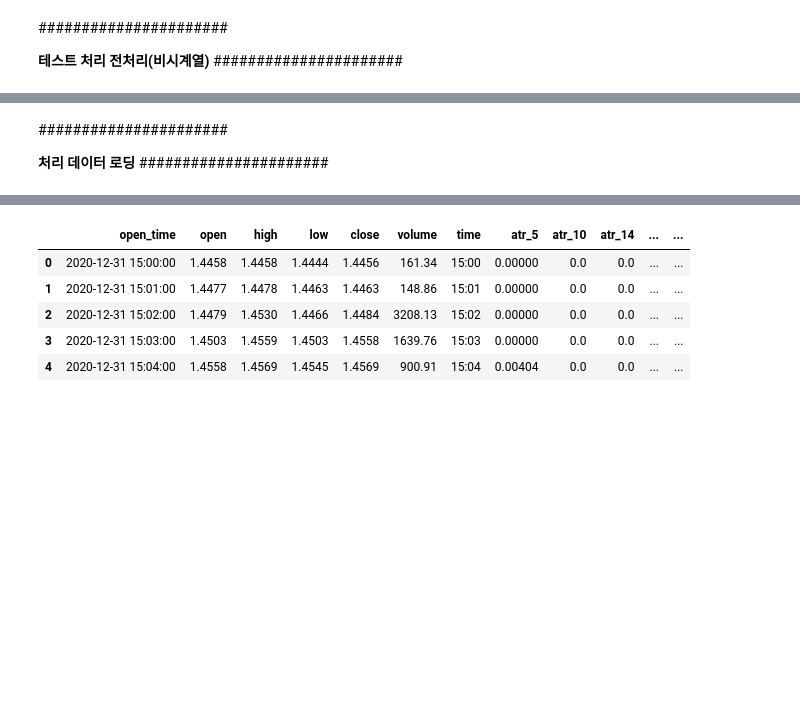
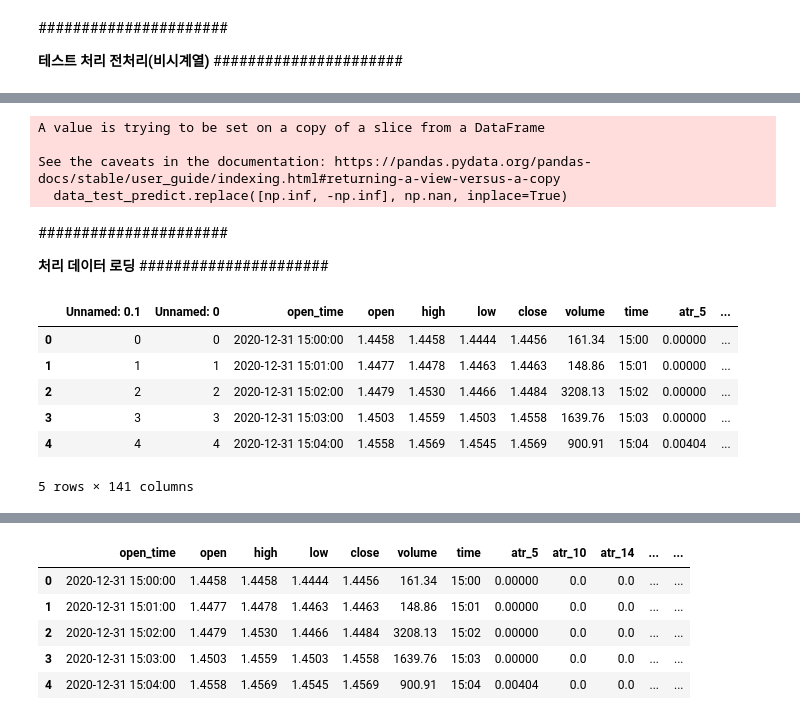
Before and after one commit to krkr5628/Crypto_Analysis_Colab, a Jupyter notebook: Data_Feature_multi_small.ipynb, the cells around one changed output, grey strips where cells are left out. Saved outputs shown, nothing was run; the diff lists cells and outputs as text; code cells hidden in the pictures; blank space fills up the shorter version.

```diff
--- a/Data_Feature_multi_small.ipynb
+++ b/Data_Feature_multi_small.ipynb
@@ -580,3 +730,34 @@ X_test_seq = create_sequences_for_prediction(data_test_predict_scaled, sequence_
+# %%
+# target 컬럼과 max_return_60min, min_return_60min 컬럼 제거 (목표 변수를 제외하고 피처 선택을 위해)
+selected_columns = [
+    "obv", "volume_ma_200", "Accumulation_Distribution_Line", "volume_ma_100", "volume_ma_50", "time",
+    "atr_50", "atr_20", "volume_ma_20", "disparity_index_200", "bollinger_lband_200", "volume_ma_10",
+    "bollinger_hband_200", "atr_14", "price_ma_200", "ichimoku_conversion_200", "bollinger_lband_100",
+    "atr_10", "bollinger_hband_100", "disparity_index_100", "price_ma_100", "ichimoku_conversion_100",
+    "volume_ma_5", "bollinger_lband_50", "bollinger_hband_50", "VR_50", "price_ma_50", "ichimoku_conversion_52",
+    "atr_5", "MFI_50", "ROC_50", "supertrend_lower_20_4_50", "atr", "VR_40", "supertrend_lower_50_5_5", "MFI_40",
+    "Elder_Force_Index_25", "lowerband", "ROC_40", "bollinger_lband_20", "supertrend_upper_20_4_50", "VR_30",
+    "supertrend_lower_7_3_14"
+]
+
+# 선택된 컬럼만으로 데이터프레임 생성
+data_test_predict = data_test[selected_columns]
+
+# 무한대 값을 NaN으로 변환
+data_test_predict.replace([np.inf, -np.inf], np.nan, inplace=True)
+
+# NaN 값 처리
+imputer = SimpleImputer(strategy='mean')
+data_test_predict_imputed = imputer.fit_transform(data_test_predict)
+
+# 데이터 정규화
+scaler = StandardScaler()
+data_test_predict_scaled = scaler.fit_transform(data_test_predict_imputed)
+# %% [output]
+A value is trying to be set on a copy of a slice from a DataFrame
+
+See the caveats in the documentation: https://pandas.pydata.org/pandas-docs/stable/user_guide/indexing.html#returning-a-view-versus-a-copy
+  data_test_predict.replace([np.inf, -np.inf], np.nan, inplace=True)
 # %%
 # 무한대 값을 NaN으로 대체
 data_test.replace([np.inf, -np.inf], np.nan, inplace=True)
@@ -596,3 +778,17 @@ data_test_predict_scaled = scaler.fit_transform(data_test_predict_imputed)
 
 **처리 데이터 로딩**
 ######################
+# %%
+#메인 데이터
+data = pd.read_csv("/content/drive/MyDrive/Data/SOL60_INDICATOR3")
+
+# Display the first few rows of the dataset to ensure it is loaded correctly
+data.head()
+# %% [output]
+|  | Unnamed: 0.1 | Unnamed: 0 | open_time | open | high | low | close | volume | time | atr_5 | ... |
+| 0 | 0 | 0 | 2020-12-31 15:00:00 | 1.4458 | 1.4458 | 1.4444 | 1.4456 | 161.34 | 15:00 | 0.00000 | ... |
+| 1 | 1 | 1 | 2020-12-31 15:01:00 | 1.4477 | 1.4478 | 1.4463 | 1.4463 | 148.86 | 15:01 | 0.00000 | ... |
+| 2 | 2 | 2 | 2020-12-31 15:02:00 | 1.4479 | 1.4530 | 1.4466 | 1.4484 | 3208.13 | 15:02 | 0.00000 | ... |
+| 3 | 3 | 3 | 2020-12-31 15:03:00 | 1.4503 | 1.4559 | 1.4503 | 1.4558 | 1639.76 | 15:03 | 0.00000 | ... |
+| 4 | 4 | 4 | 2020-12-31 15:04:00 | 1.4558 | 1.4569 | 1.4545 | 1.4569 | 900.91 | 15:04 | 0.00404 | ... |
+5 rows × 141 columns
```
Also changed, not shown: parts of 164 cells of this notebook.
